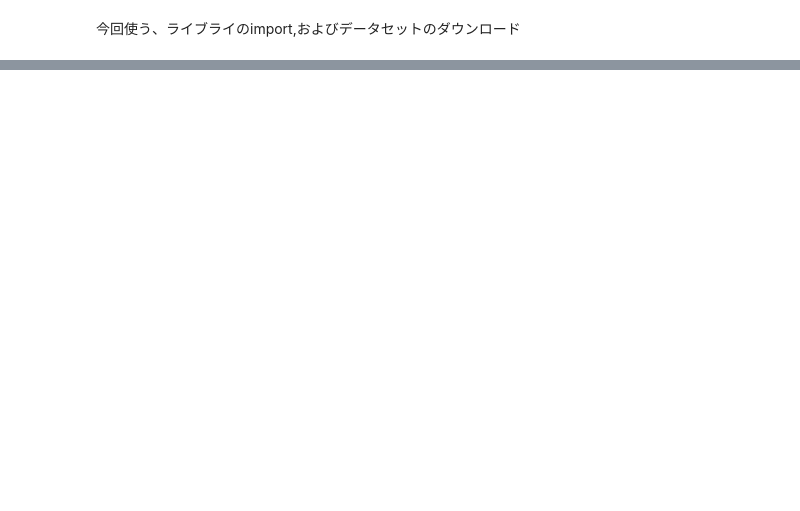
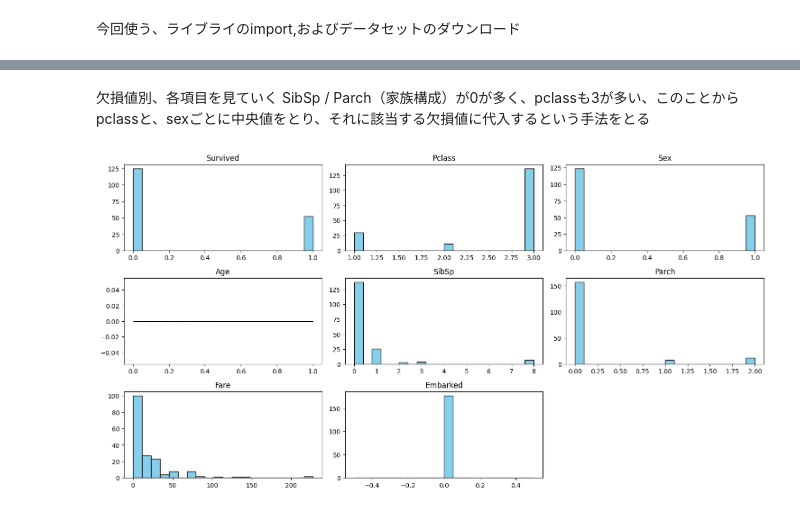
Before and after one commit to popo0967/my-frist-repository, a Jupyter notebook: titanic/titanic_analysis.ipynb, the cells around one changed output, grey strips where cells are left out. Drawn from its saved outputs; the diff is of its cells as text; code cells hidden in the pictures; blank space fills up the shorter version.

```diff
--- a/titanic/titanic_analysis.ipynb
+++ b/titanic/titanic_analysis.ipynb
@@ -18,0 +81,5 @@ len(train),len(test)
+# %%
+train['Embarked'] = train['Embarked'].fillna(train['Embarked'].mode()[0])
+# %%
+train.drop(columns={"PassengerId","Name","Ticket","Cabin"},inplace=True)
+test.drop(columns={"PassengerId","Name","Ticket","Cabin"},inplace=True)
@@ -18,0 +98,5 @@ len(train),len(test)
+# %%
+train.Embarked=train.Embarked.map({"S":0,"C":0,"Q":0})
+train.Sex=train.Sex.map({'male':0,"female":1})
+test.Embarked=test.Embarked.map({"S":0,"C":0,"Q":0})
+test.Sex=test.Sex.map({'male':0,"female":1})
@@ -18,0 +137,17 @@ len(train),len(test)
+# %% [markdown]
+欠損値別、各項目を見ていく
+SibSp / Parch（家族構成）が0が多く、pclassも3が多い、このことから
+pclassと、sexごとに中央値をとり、それに該当する欠損値に代入するという手法をとる
+# %%
+train_age_null=train.query("Age.isnull()")
+plt.figure(figsize=(15, 10))
+for i, name in enumerate(train_age_null.columns):
+    if train_age_null[name].dtype in ['int64', 'float64']:
+        plt.subplot(4, 3, i + 1)
+        plt.hist(train_age_null[name].dropna(), bins=20, color='skyblue', edgecolor='black')
+        plt.title(name)
+
+plt.tight_layout()
+plt.show()
+# %% [output]
+[figure, added]
```
Also changed, not shown: parts of 12 cells of this notebook, 1 other file.
